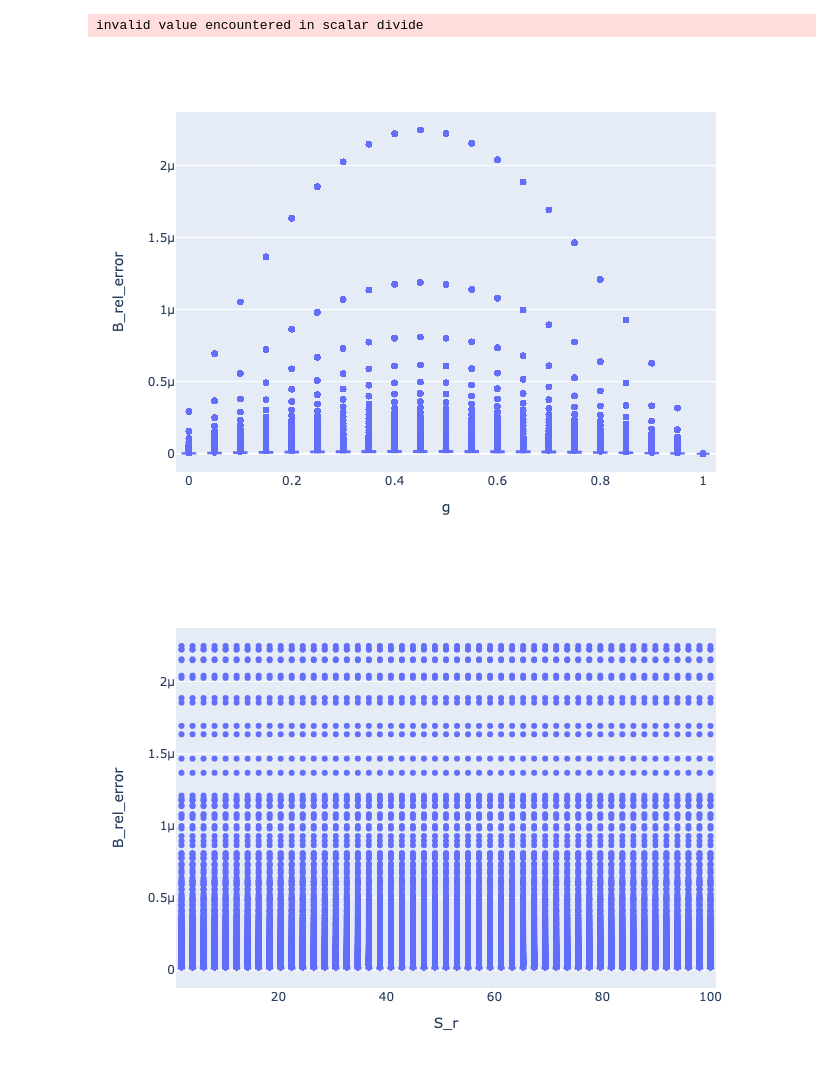
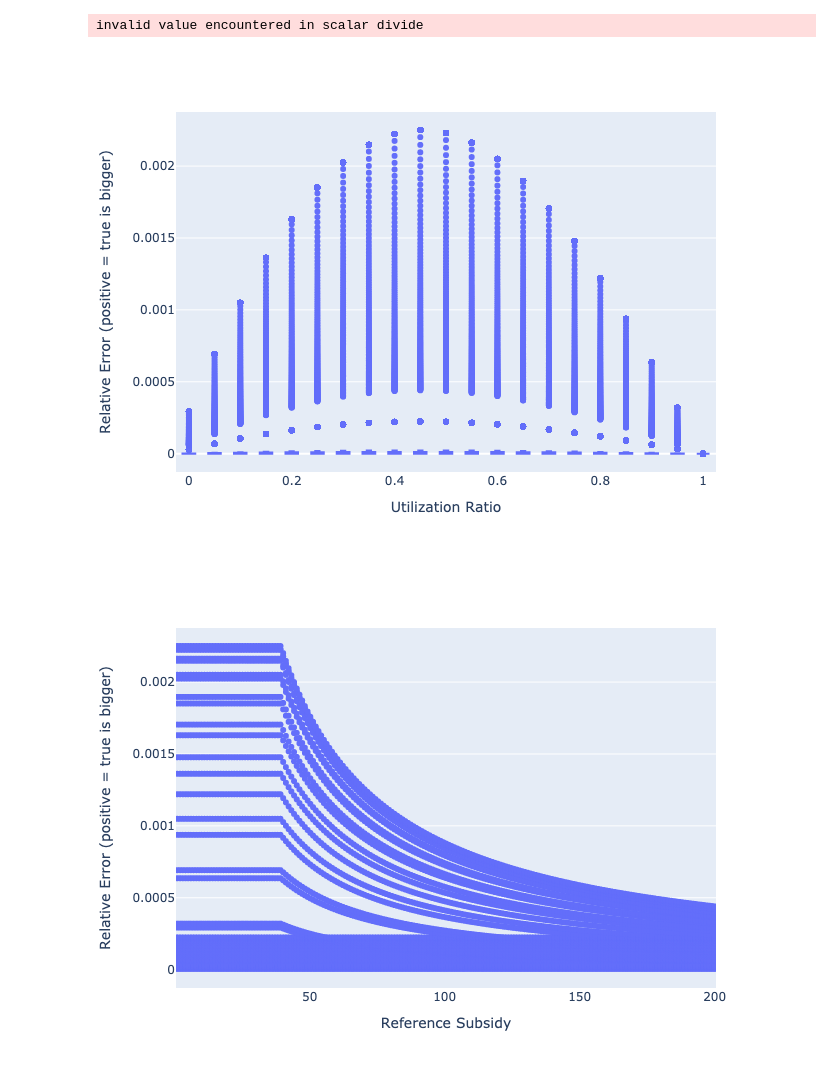
Before and after one commit to BlockScience/subspace, a Jupyter notebook: notebooks/research/benchmarking_di_approximations_grid.ipynb, the cells around one changed output. Saved outputs shown, nothing was run; the diff lists cells and outputs as text; code cells hidden in the pictures.

```diff
--- a/notebooks/research/benchmarking_di_approximations_grid.ipynb
+++ b/notebooks/research/benchmarking_di_approximations_grid.ipynb
@@ -50,12 +50,16 @@ EB = 2 ** (6 * 10)
 ZB = 2 ** (7 * 10)
 world_datasphere_size = 15 * ZB
 max_credit_supply = 1_000_000_000
-max_block_size = 3.75 * MB # HACK
+max_block_size = 3.75 * MB
 
 g = np.linspace(0, 1, 21)
-S_r = np.linspace(0, 100, 50)
+S_r = np.linspace(0, 200, 200)
 #_F = st.beta.rvs(a=1, b=1_000_000, size=300) * max_credit_supply
-_F = np.log(np.linspace(1.01, 10, 1000))
+#_F = np.log(np.linspace(1.01, 10, 1000))
+
+
+_F = [10 ** -i for i in range(-6, 6)]
+
 
 data = []
 for g_i in g:
@@ -66,8 +70,11 @@ for g_i in g:
             reward_approx = B_approx(g_i, S_r_i, _b)
             reward_true = B_equiv(g_i, S_r_i, _b)
             reward_error = reward_true - reward_approx
-            data.append(dict(g=g_i, S_r=S_r_i, F=_f,
-                             Fbar=Fbar, b=_b,
+            data.append(dict(g=g_i,
+                             S_r=S_r_i,
+                              F=_f,
+                             Fbar=Fbar,
+                             b=_b,
                              B_approx=reward_approx,
                              B_true=reward_true,
                              B_error=reward_true-reward_approx,
@@ -78,11 +85,11 @@ df = pd.DataFrame(data)
 # %% [output]
 invalid value encountered in scalar divide
 # %%
-px.box(df, x='g', y='B_rel_error')
+px.box(df, x='g', y='B_rel_error', labels={'g': 'Utilization Ratio', 'B_rel_error': 'Relative Error (positive = true is bigger)'})
 # %% [output]
-[figure, old version]
+[figure, new version]
 # %%
-px.box(df, x='S_r', y='B_rel_error')
+px.box(df, x='S_r', y='B_rel_error', labels={'S_r': 'Reference Subsidy', 'B_rel_error': 'Relative Error (positive = true is bigger)'})
 # %% [output]
-[figure, old version]
+[figure, new version]
 # %%
```
Also changed, not shown: parts of 3 cells of this notebook, 1 other file.
